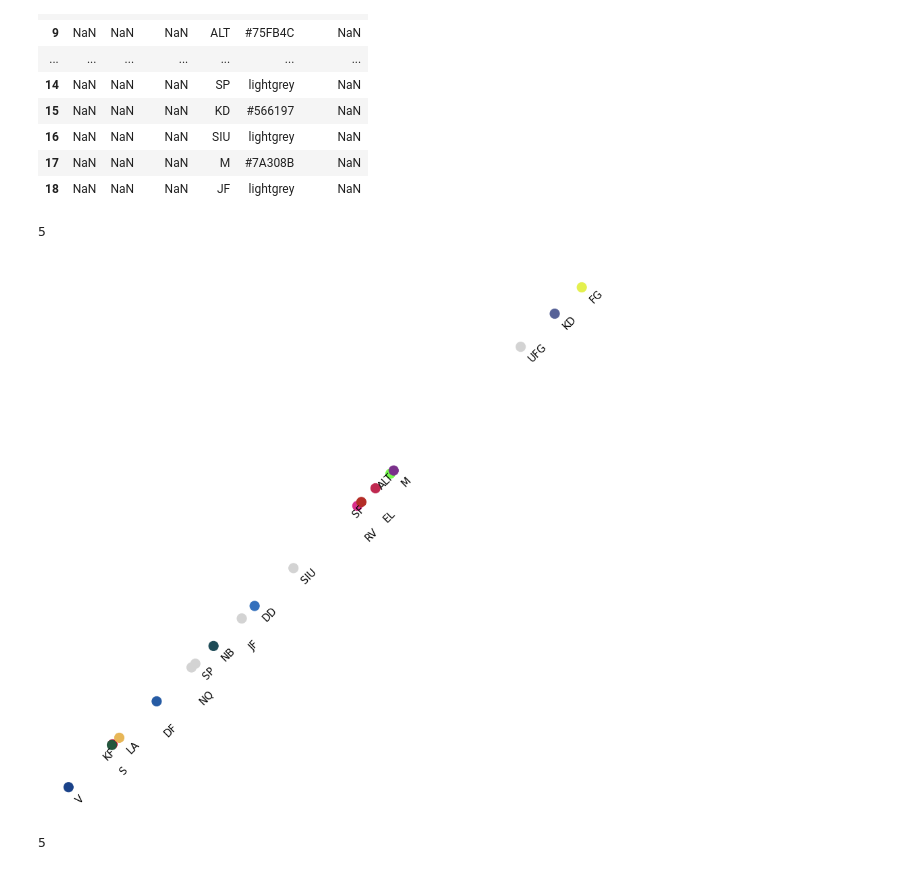
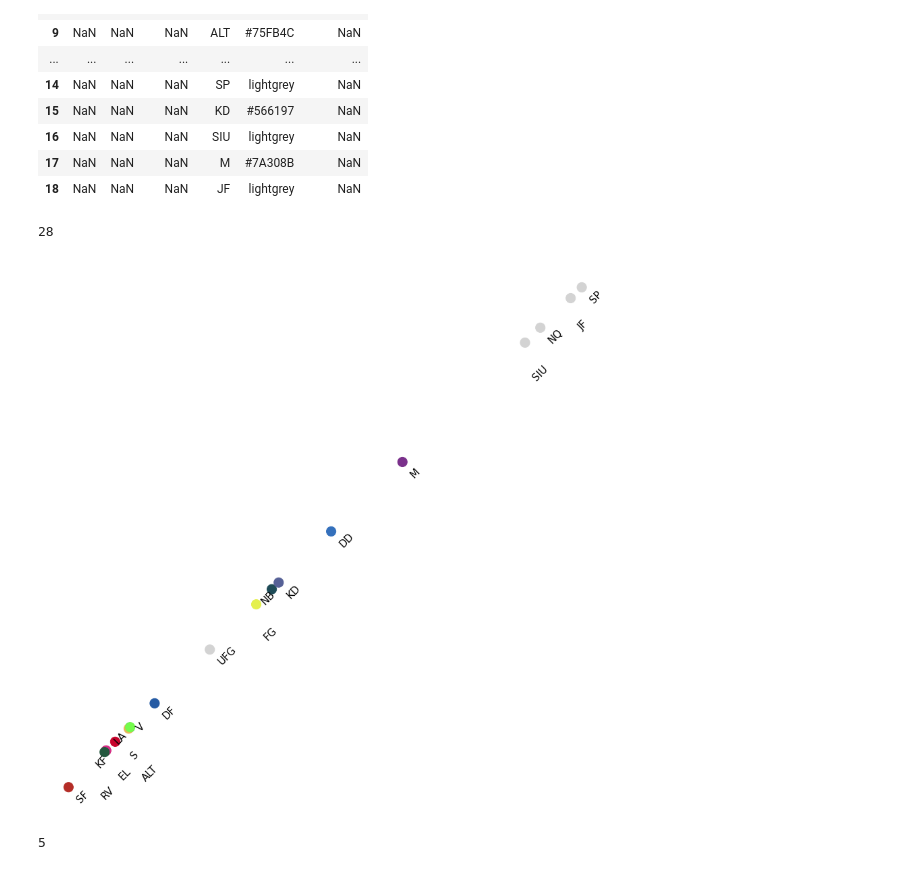
Before and after one commit to mathiasbruun/DCPA, a Jupyter notebook: politician2vec_example.ipynb, the cells around one changed output. Cells and saved outputs as stored; diff of their text form; code cells hidden in the pictures.

```diff
--- a/politician2vec_example.ipynb
+++ b/politician2vec_example.ipynb
@@ -532,28 +555,28 @@ only_party_labs
 # %%
 # PARLIAMENT
 fig = plt.figure(figsize=(15,15))
-component = 1
+component = 0
 
 ax = plt.scatter(
     x = reduced.T[component],
     y = reduced.T[component],
     c=only_party_labs['color'],
     s = 200,
     marker = 'o'
     )
 
 plt.axis('off')
 
 labs_list = []
 
 for i in range(len(reduced)):
     lab = plt.text(s = only_party_labs['party'][i], x = reduced.T[component][i]+0.01, y = reduced.T[component][i]-0.035, size = 15, rotation = 45)
     labs_list.append(lab)
 
 adjust_text(labs_list)
 # %% [output]
-5
+28
-[figure, old version]
+[figure, new version]
 # %%
 # META
 fig = plt.figure(figsize=(15,15))
```
Also changed, not shown: parts of 4 cells of this notebook, 2 other files.
